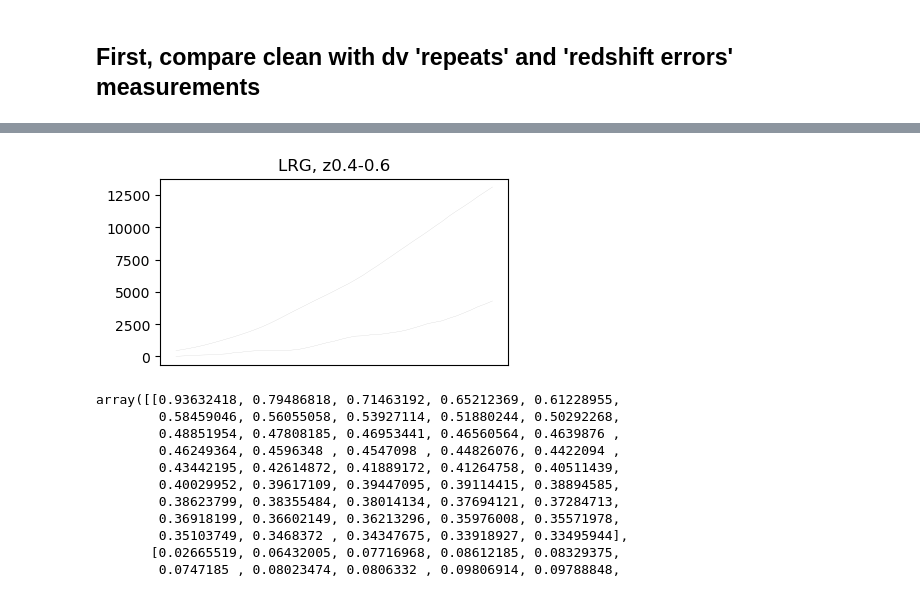
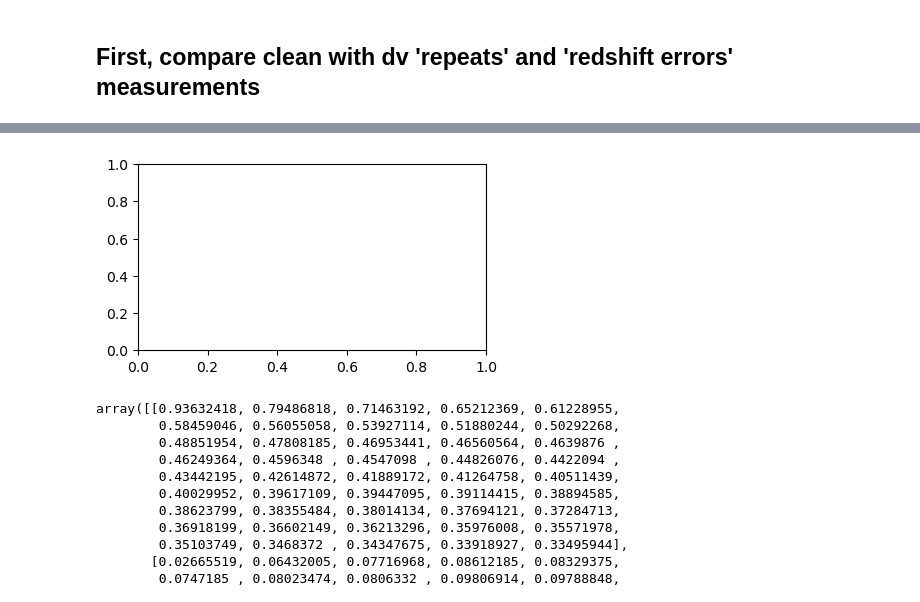
Before and after one commit to ShengyuHE/desi_y3_redshift_errors, a Jupyter notebook: main/clustering/notebooks/plot_2pt.ipynb, the cells around one changed output, grey strips where cells are left out. Saved outputs shown, nothing was run; the diff lists cells and outputs as text; code cells hidden in the pictures.

Commit message:
updateo on the pk window

```diff
--- a/main/clustering/notebooks/plot_2pt.ipynb
+++ b/main/clustering/notebooks/plot_2pt.ipynb
@@ -153,100 +253,2 @@ for corr in corrs:
 # %%
-# for two point statistics
-corrs = ['xi'] # xi, pk, mpslog, wplog, mesh2
-domain = 'altmtl' # cubic, altmtl
-version = 'AbacusHF-v2'
-tracers = ['BGS', 'LRG', 'ELG', 'QSO'][1:2]
-# zerrs =  ['False', 'repeat', 'repeat_zevol', 'verr_empirical', 'verr_nonparam', 'verr_nonparam_zevol']
-zerrs =  ['False', 'verr_nonparam'][:1]
-
-ZSNAPS, ZRANGES = GET_REDSHIFT_SET(version, domain)
-lenz = len(ZRANGES)
-labels = ['clean', '+dv_repeat', '+dv_repeat_zevol', '+dv_err_empirical', '+dv_err_nonparam', '+dv_err_nonparam_zevol']
-# labels = ['clean','+dv_err_nonparam', '+dv_err_nonparam_zevol'][:]
-colors = ['black', 'darkblue', 'darkgreen', 'maroon', 'teal', 'orange']
-lss = ['-', '--']*len(zerrs)
-zerr_labels = dict(zip(zerrs, labels))
-
-for corr in corrs:
-    for tracer in tracers:
-        fig = plt.figure(figsize = (lenz*5, 5))
-        gs = gridspec.GridSpec(3, lenz, wspace=0.15, hspace= 0.05, height_ratios=[2,1,1])
-        for indz, zsnap, zrange in zip(range(lenz), ZSNAPS[tracer][:1], ZRANGES[tracer][:1]):
-            # tps_fid_all = []
-            # for mock_id in range(1)[:]:
-            #     version = 'AbacusHF-v2'
-            #     fn_fid = get_measurement_fn(version=version, domain=domain, tracer=tracer, zsnap=zsnap, zrange=zrange, mock_id=mock_id, use_dv=False, z_evol=False)
-            #     if not os.path.isfile(fn_fid.format("mesh2_spectrum_poles")): continue
-            #     (s_fid, tps_fid), _ = read_data_from_fn(fn_fid, corr, bin_type='test')
-            #     tps_fid_all.append(tps_fid)
-            # tps_mean_fid = np.atleast_2d(tps_fid_all).mean(axis=0)
-            # tps_std_fid = np.atleast_2d(tps_fid_all).std(axis=0, ddof=1)
-            # error_bar = tps_std_fid
-            for indv, zerr in enumerate(zerrs):
-                s_all = []
-                tps_all = []
-                use_dv, z_evol = _parse_zerr_name(zerr)
-                spow=2 if corr in ['xi', 'wplog', 'mpslog'] else 1
-                n_ell = 1 if corr == 'wplog' else 2
-                ax_top = plt.subplot(gs[indz])
-                for mock_id in range(1)[:]:
-                    data_arges = {'version':version, 'domain':domain, 'tracer':tracer, 'zsnap': zsnap, 'zrange':zrange, 'mock_id': mock_id, "use_dv": use_dv, "z_evol": z_evol}
-                    if 'mesh' in corr: data_arges.update(use_jax=True)
-                    # data_arges.update(region=region)
-                    fn = get_measurement_fn(**data_arges, use_jax=False)
-                    setup_logging(level = 'warning')
-                    (s, tps), _ = read_data_from_fn(fn, corr, bin_type='test')
-                    for ell in range(n_ell):
-                        ax_top.plot(s, s**spow*tps[ell], color=colors[indv], lw = 0.2, alpha=0.2)
-                    tps = np.atleast_2d(tps)
-                    tps_all.append(tps)
-                tps_all = np.array(tps_all)
-                tps_mean = tps_all.mean(axis=0)
-                tps_std = tps_all.std(axis=0, ddof=1)
-                ax_top.set_title(f'{tracer}, z{zrange[0]:.1f}-{zrange[1]:.1f}')
-                ax_top.tick_params(axis="x", which="both", bottom=False, top=False, labelbottom=False)
-                continue
-                for ill in range(n_ell):
-                    # plot the mean plots
-                    if zerr == 'False':
-                        mean = tps_mean
-                        # ax.fill_between(s, s**spow*(tps_mean_fid[ill]-tps_std_fid[ill]),s**spow*(tps_mean_fid[ill]+tps_std_fid[ill]), color=colors[indv], alpha=0.15)
-                        ax_top.errorbar(s, s**spow*mean[ill], yerr=s**spow*error_bar[ill], fmt='o', markersize=2, lw=1, color=colors[indv], label=zerr_labels[zerr] if ill == 0 else None)
-                    else:
-                        ax_top.plot(s, s**spow*tps_mean[ill], color=colors[indv], lw = 1, ls=lss[indv], label=zerr_labels[zerr] if ill == 0 else None)
-                    if corr in ['wplog', 'mpslog']:
-                        ax_top.set_xscale('log')
-                    if indz == 0:
-                        ax_top.set_ylabel(TPS_LABELS[corr]['y'])
-                    ax_top.legend(loc=2 if corr in ['wplog', 'mpslog'] else 1, fontsize=9)
-                    # ax.set_title(f'{tracer}, z{zrange[0]:.1f}-{zrange[1]:.1f}, snap{zsnap:.2f}')
-                    # plot the residual plots
-                    if zerr in ['repeat', 'verr_empirical', 'verr_nonparam', 'verr_nonparam_zevol']:
-                        if ill == 0:
-                            ax_res = plt.subplot(gs[indz+lenz])
-                            if indz == 0: ax_res.set_ylabel(TPS_LABELS[corr]['dy0'])
-                            if corr == 'wplog':
-                                ax_res.set_xlabel(TPS_LABELS[corr]['x'])
-                            ax_res.tick_params(axis="x", which="both", bottom=False, top=False, labelbottom=False)
-                        elif ill == 1:
-                            ax_res = plt.subplot(gs[indz+lenz*2])
-                            ax_res.set_xlabel(TPS_LABELS[corr]['x'])
-                            if indz == 0: ax_res.set_ylabel(TPS_LABELS[corr]['dy2'])
-                        # ax.plot(s, s**spow*(tps_mean_clean[ill]-tps_mean[ill]), lw=1, color=colors[indv])
-                        # continue
-                        # err = np.sqrt(tps_std_fid**2 + clean_std[ell]**2)
-                        ax_res.plot(s, (tps_mean[ill]-mean[ill])/error_bar[ill], lw=1, color=colors[indv], ls=lss[indv])
-                        # ax.plot(s, s*(tps_mean[ill]-tps_mean_clean[ill]), lw=1, color=colors[indv])
-                        for value in [-2,2]:
-                            ax_res.axhline(y=value, ls = ':', color='black', lw=1.5)
-                        ax_res.grid(alpha=0.5)
-                        if corr in ['xi']:
-                            ax_res.set_ylim([-7,7])
-                        elif corr in ['pk']:
-                            ax_res.set_ylim([-10,3])
-                            if tracer == 'QSO':
-                                ax_res.set_ylim([-42,5])
-                        elif corr in ['wplog', 'mpslog']:
-                            ax_res.set_xscale('log')
-                            ax_res.set_ylim([-160,160])
 # %% [output]
@@ -253,4 +256,4 @@ for corr in corrs:
-[figure, old version]
+[figure, new version]
 # %%
 tps
 # %% [output]
```
Also changed, not shown: parts of 5 cells of this notebook, 6 other files.
